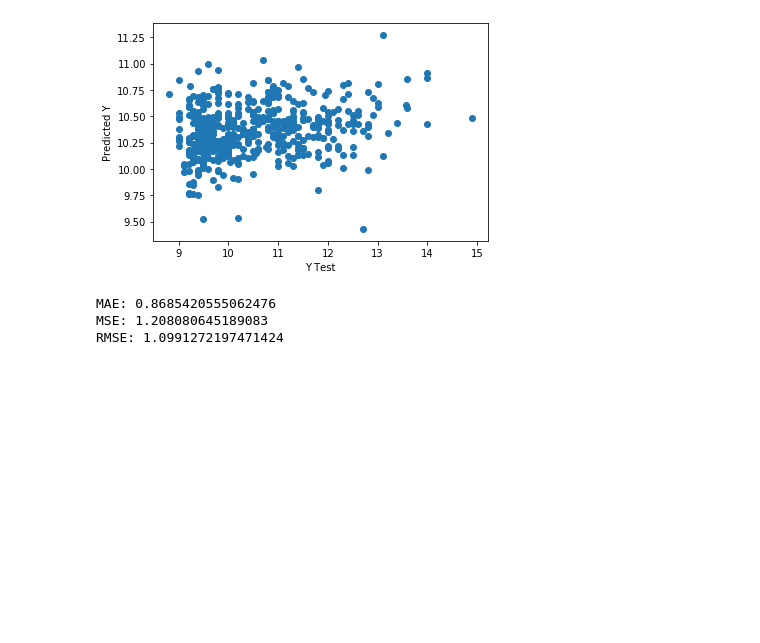
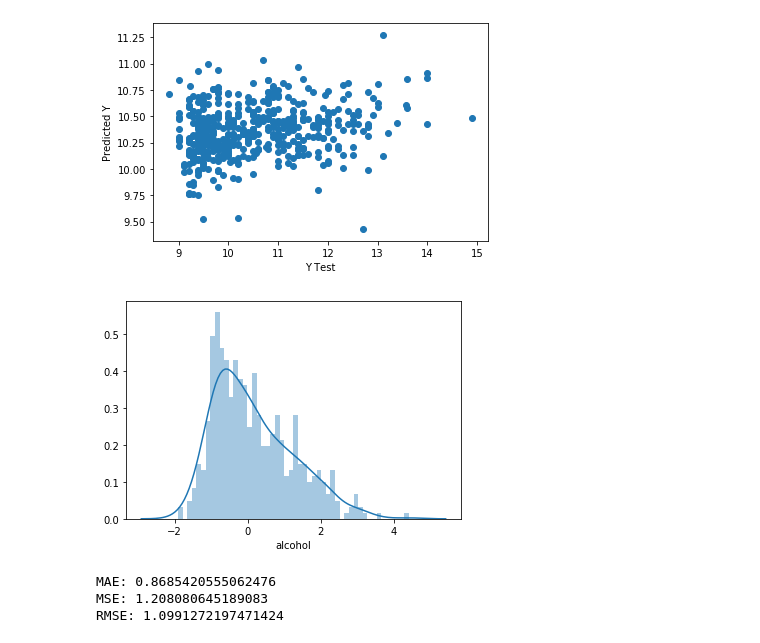
Before and after one commit to pkrosoff/wine_machine_learning, a Jupyter notebook: Code/Wine Quality (Red).ipynb, the cells around one changed output. Drawn from its saved outputs; the diff is of its cells as text; code cells hidden in the pictures; blank space fills up the shorter version.

```diff
--- a/Code/Wine Quality (Red).ipynb
+++ b/Code/Wine Quality (Red).ipynb
@@ -103,6 +103,10 @@ plt.ylabel('Predicted Y')
 # %% [output]
 Text(0, 0.5, 'Predicted Y')
 [figure]
+# %%
+sns.distplot((y_test-predictions),bins=50);
+# %% [output]
+[figure, added]
 # %%
 from sklearn import metrics
 
```
Also changed, not shown: parts of 20 cells of this notebook, 1 other file.
